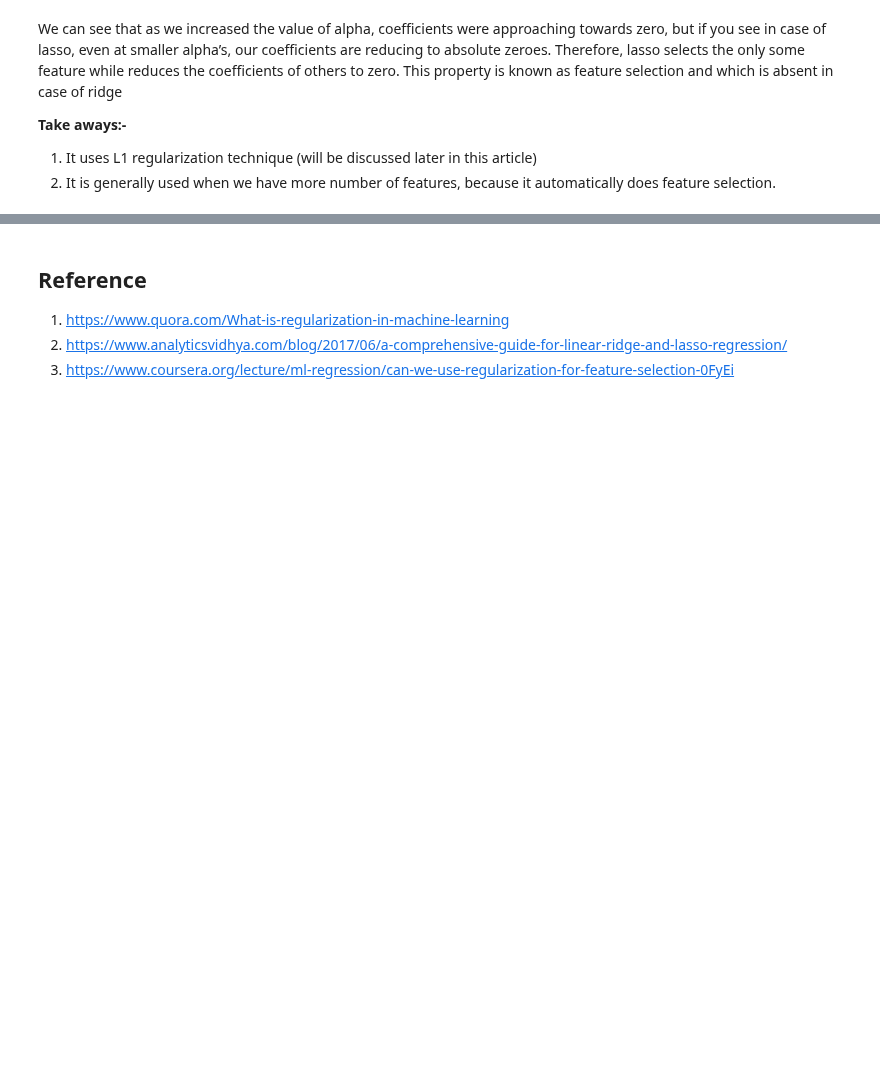
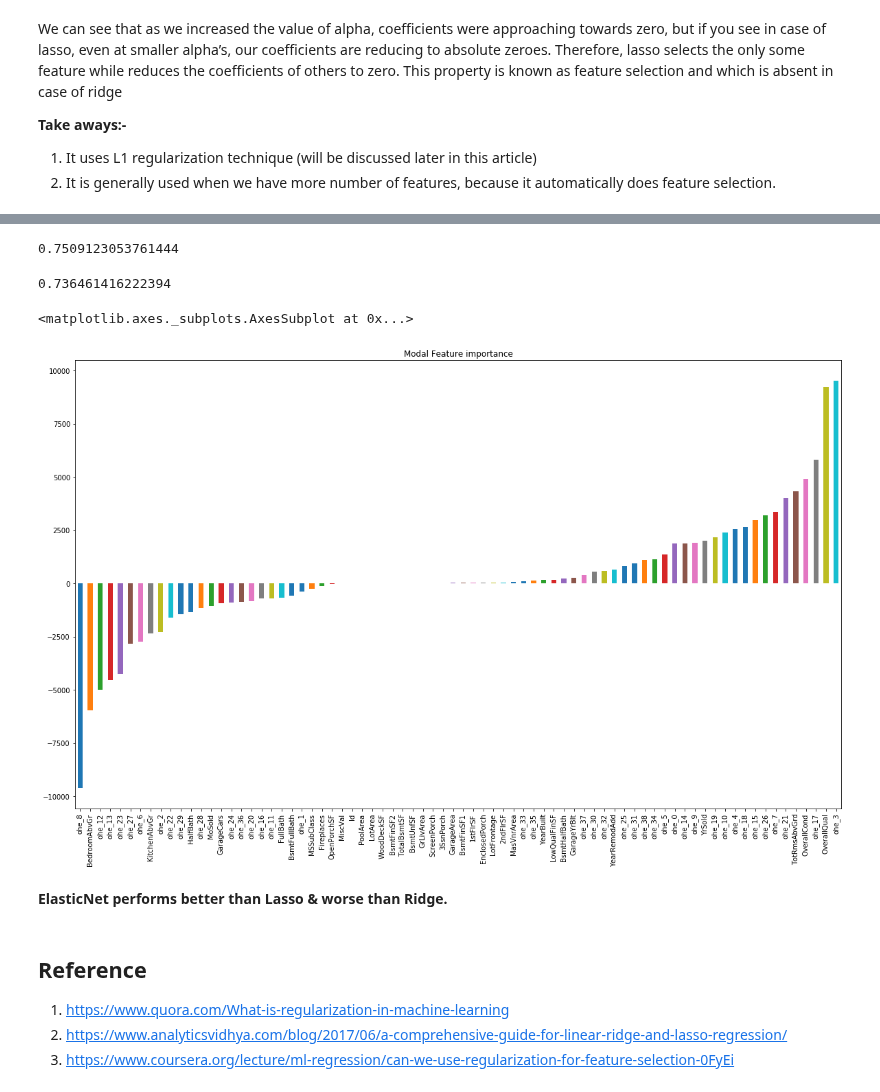
Before and after one commit to SamyaMaiti2012/datascience, a Jupyter notebook: techniques/regularization/Regularization.ipynb, the cells around one changed output, grey strips where cells are left out. Cells and saved outputs as stored; diff of their text form; code cells hidden in the pictures; blank space fills up the shorter version.

Commit message:
ElasticNet

```diff
--- a/techniques/regularization/Regularization.ipynb
+++ b/techniques/regularization/Regularization.ipynb
@@ -827,3 +836,32 @@ __Take aways:-__
+# %%
+from sklearn.linear_model import ElasticNet
+ENreg = ElasticNet(alpha=0.5, l1_ratio=0.5, normalize=False)
+ENreg.fit(onehot_housing_X_train_pca, housing_y_train)
+housing_y_test_pred = ENreg.predict(onehot_housing_X_test_pca)
+# %%
+r2_sco = r2_score(housing_y_test, housing_y_test_pred)
+r2_sco
+# %% [output]
+0.7509123053761444
+# %%
+num_observations = housing_y_test.shape[0]
+num_independent_var = housing_X_train.shape[1]
+adj_r2_sco = 1 - ((1- r2_sco)*((num_observations - 1 )/(num_observations - num_independent_var - 1)))
+adj_r2_sco
+# %% [output]
+0.736461416222394
+# %%
+#checking the magnitude of coefficients
+predictors = onehot_housing_X_train_pca.columns
+coef = Series(ENreg.coef_,predictors).sort_values()
+
+fig, ax = plt.subplots(1,1,figsize=(20,12))
+coef.plot(kind='bar', title='Modal Feature importance')
+# %% [output]
+<matplotlib.axes._subplots.AxesSubplot at 0x...>
+[figure, added]
+# %% [markdown]
+__ElasticNet performs better than Lasso & worse than Ridge.__
 # %% [markdown]
 ## Reference
 
```
Also changed, not shown: parts of 4 cells of this notebook.
